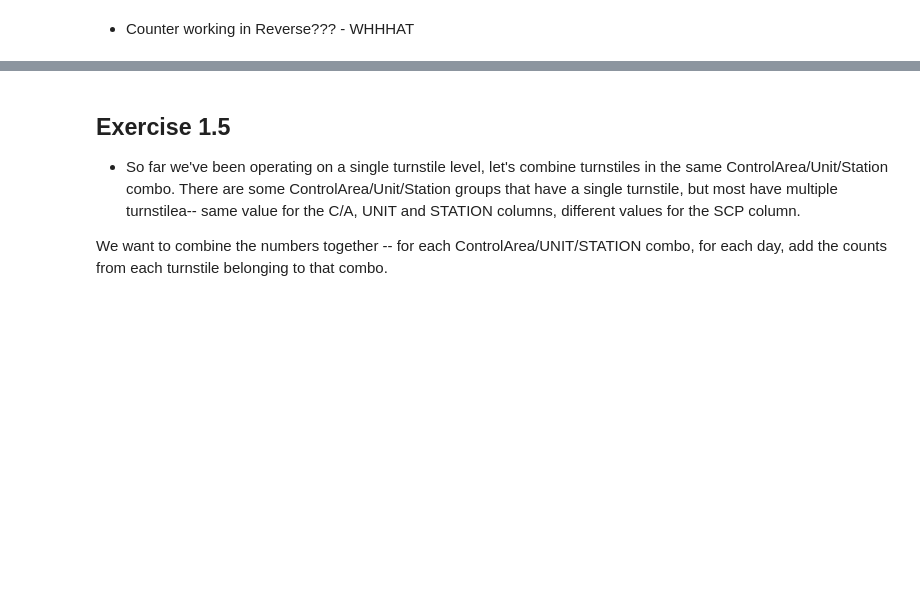
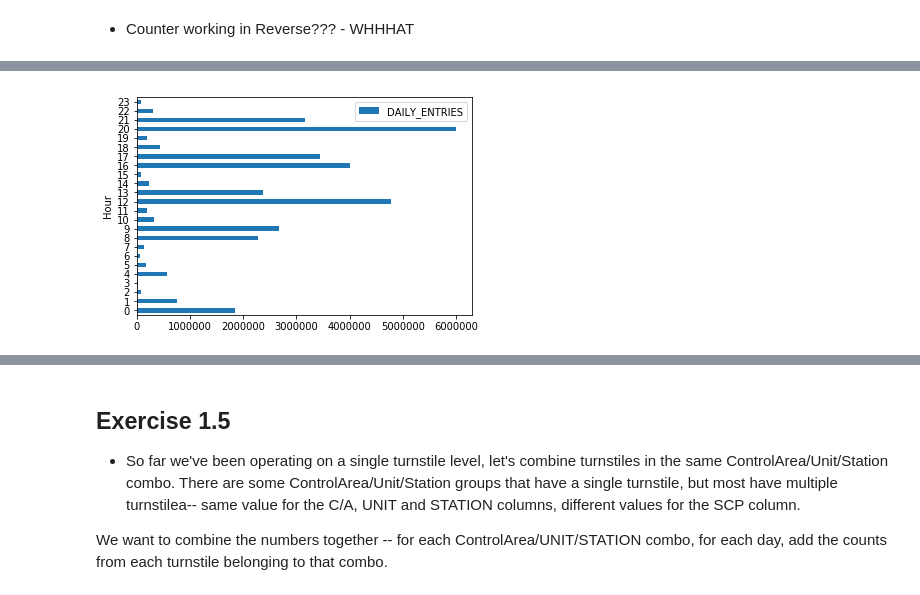
Before and after one commit to cyrus-rustomji/metis_projects, a Jupyter notebook: FirstProejct.ipynb, the cells around one changed output, grey strips where cells are left out. Saved outputs shown, nothing was run; the diff lists cells and outputs as text; code cells hidden in the pictures; blank space fills up the shorter version.

Commit message:
'graphs 1'

```diff
--- a/FirstProejct.ipynb
+++ b/FirstProejct.ipynb
@@ -400,0 +401,23 @@ turnstiles_daily.head()
+# %%
+import datetime as dt
+
+# Verify that we got same results via the non-pandas version.
+
+# see how many entries are in each day, then groupby then visualization
+
+# shows how many times stations are showing in the data frame
+
+# first groupby date
+# then sum entries
+
+turnstiles_daily.STATION.value_counts()
+turnstiles_daily['Month'] = pd.DatetimeIndex(turnstiles_daily['DATE']).month
+turnstiles_daily['Day'] = pd.DatetimeIndex(turnstiles_daily['DATE']).day
+turnstiles_daily['Year'] = pd.DatetimeIndex(turnstiles_daily['DATE']).year
+turnstiles_daily.groupby(['STATION', 'DATE'])[['DAILY_ENTRIES']].sum()
+
+
+# find the mean of each station on each day
+# then find the variance of each day
+# then (mean - variance) to show the dispersin of date
+# then pick which stations how the least dispersion of data on each day
@@ -400,0 +469,10 @@ turnstiles_daily.head()
+# %%
+# turnstiles_daily['Hour'] = pd.DatetimeIndex(turnstiles_daily['TIME']).hour
+
+# this graph shows how many daily entries are every hour
+turnstiles_daily.groupby(['Hour'])[['DAILY_ENTRIES']].sum().plot(kind='barh');
+
+# use datetime logic
+# this graph shows that there is a high traffic rate at 12 am, 8 pm, 4 pm, and 5 pm
+# %% [output]
+[figure, added]
```
Also changed, not shown: parts of 29 cells of this notebook.
